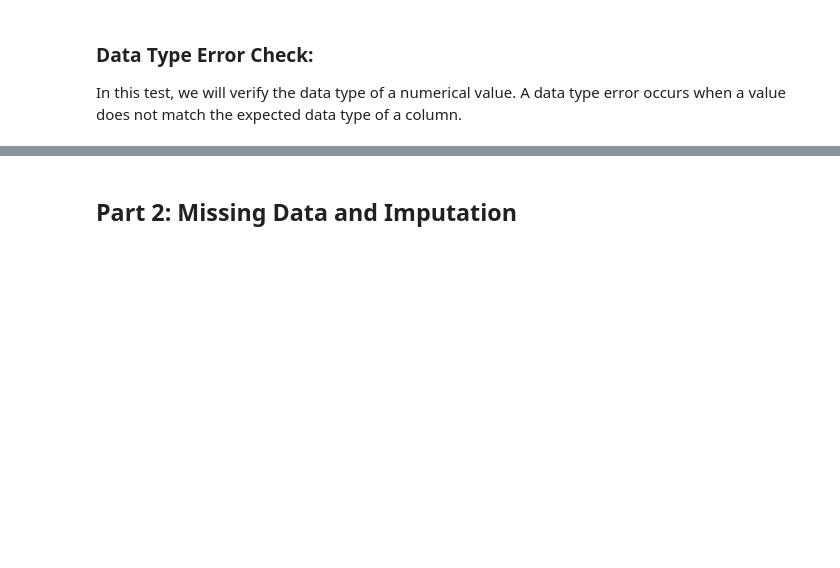
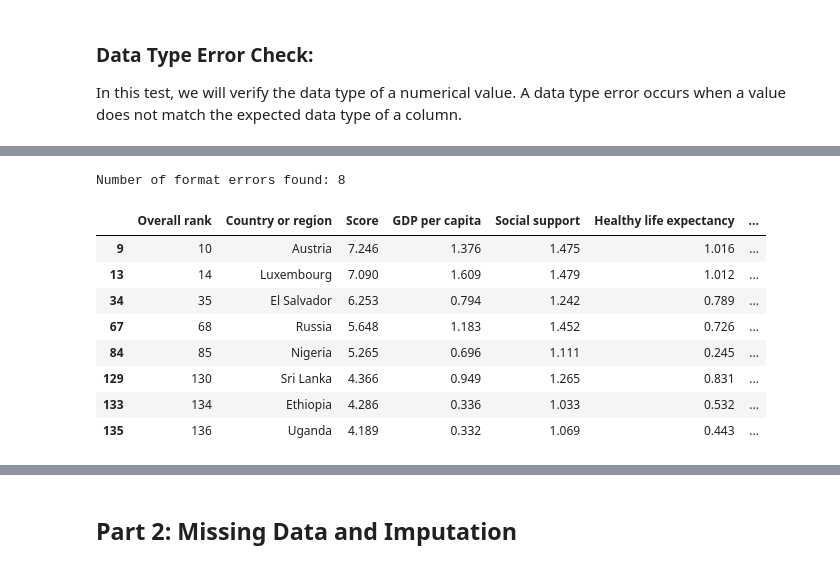
Before and after one commit to michaelmassaad02/CSI4142_Assignment2, a Jupyter notebook: CSI4142-Assignment2.ipynb, the cells around one changed output, grey strips where cells are left out. Saved outputs shown, nothing was run; the diff lists cells and outputs as text; code cells hidden in the pictures; blank space fills up the shorter version.

```diff
--- a/CSI4142-Assignment2.ipynb
+++ b/CSI4142-Assignment2.ipynb
@@ -59,0 +205,41 @@ Number of datatype errors found:  8
+# %%
+# Introducing around 5% error by inserting the number of "0.1" and "0.12345" into the numerical column
+
+# Convert to all original values as strings with 3 decimals
+data_originalCopy = data_original.copy()
+
+data_originalCopy["Perceptions of corruption"] = \
+    data_originalCopy["Perceptions of corruption"].map(lambda x: f"{x:.3f}")
+
+data_copy = data_originalCopy.copy()
+
+format_error_indices = sample_indices(data_copy, frac=0.05)
+
+# Some with 1 decimal, some with 5 decimals
+half = len(format_error_indices) // 2
+
+# Introduce invalid formatted numbers
+data_copy.loc[format_error_indices[:half], "Perceptions of corruption"] = str(0.1)
+data_copy.loc[format_error_indices[half:], "Perceptions of corruption"] = str(0.12345)
+# %%
+# Error Finding: exactly 3 decimal places required
+def find_format_errors(data, column):
+    pattern = r"^\d+\.\d{3}$"
+    return data[~data[column].astype(str).str.match(pattern)]
+
+errors = find_format_errors(data_copy, "Perceptions of corruption")
+
+print("Number of format errors found:", len(errors))
+
+errors.head(8)
+# %% [output]
+Number of format errors found: 8
+|  | Overall rank | Country or region | Score | GDP per capita | Social support | Healthy life expectancy | ... |
+| 9 | 10 | Austria | 7.246 | 1.376 | 1.475 | 1.016 | ... |
+| 13 | 14 | Luxembourg | 7.090 | 1.609 | 1.479 | 1.012 | ... |
+| 34 | 35 | El Salvador | 6.253 | 0.794 | 1.242 | 0.789 | ... |
+| 67 | 68 | Russia | 5.648 | 1.183 | 1.452 | 0.726 | ... |
+| 84 | 85 | Nigeria | 5.265 | 0.696 | 1.111 | 0.245 | ... |
+| 129 | 130 | Sri Lanka | 4.366 | 0.949 | 1.265 | 0.831 | ... |
+| 133 | 134 | Ethiopia | 4.286 | 0.336 | 1.033 | 0.532 | ... |
+| 135 | 136 | Uganda | 4.189 | 0.332 | 1.069 | 0.443 | ... |
```
Also changed, not shown: parts of 36 cells of this notebook.
